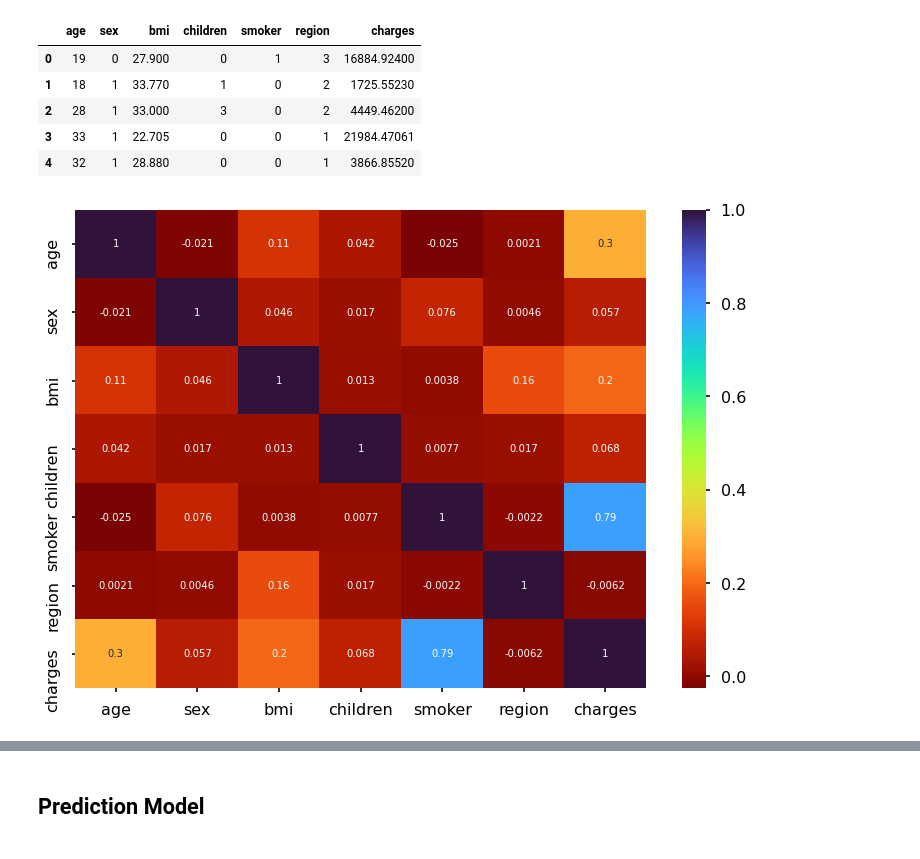
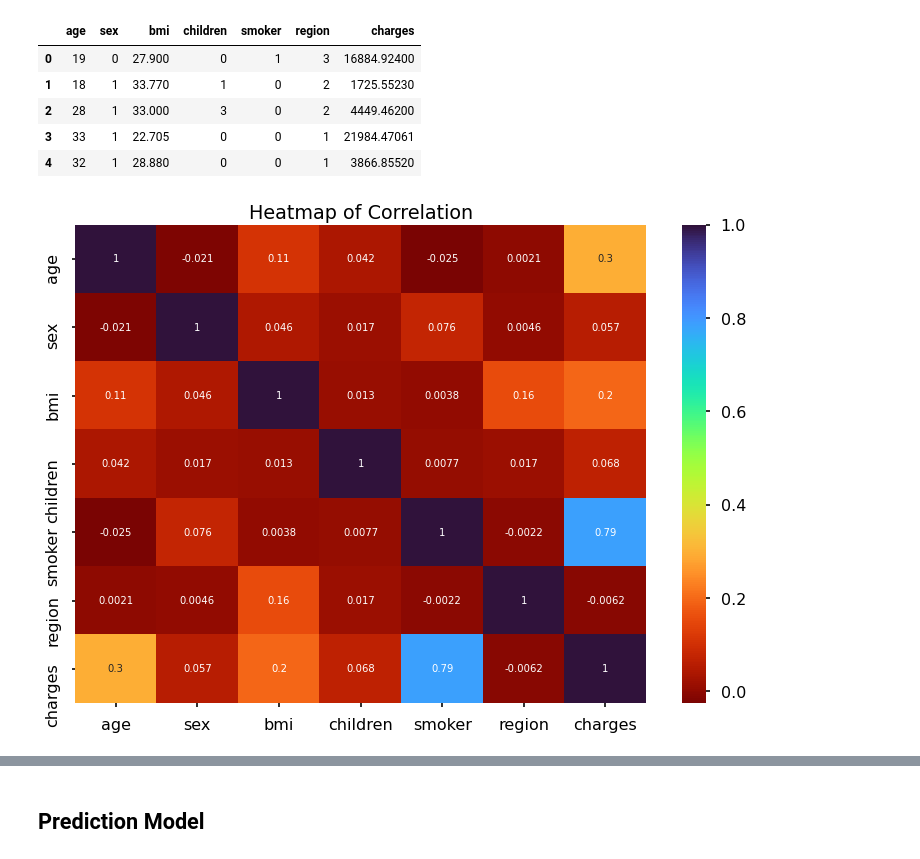
Before and after one commit to bimarshak7/learn_ml, a Jupyter notebook: ices_LinearRegression.ipynb, the cells around one changed output, grey strips where cells are left out. Drawn from its saved outputs; the diff is of its cells as text; code cells hidden in the pictures.

```diff
--- a/ices_LinearRegression.ipynb
+++ b/ices_LinearRegression.ipynb
@@ -107,9 +109,10 @@ df.head()
 | 4 | 32 | 1 | 28.880 | 0 | 0 | 1 | 3866.85520 |
 # %%
 sns.heatmap(df.corr(),annot=True,cmap='turbo_r')
+plt.title("Heatmap of Correlation")
 plt.show()
 # %% [output]
-[figure, old version]
+[figure, new version]
 # %%
 '''df_copy=df.copy()
 df['smoker']=df['smoker'].map({'yes':1,'no':0})
```
Also changed, not shown: parts of 11 cells of this notebook.
